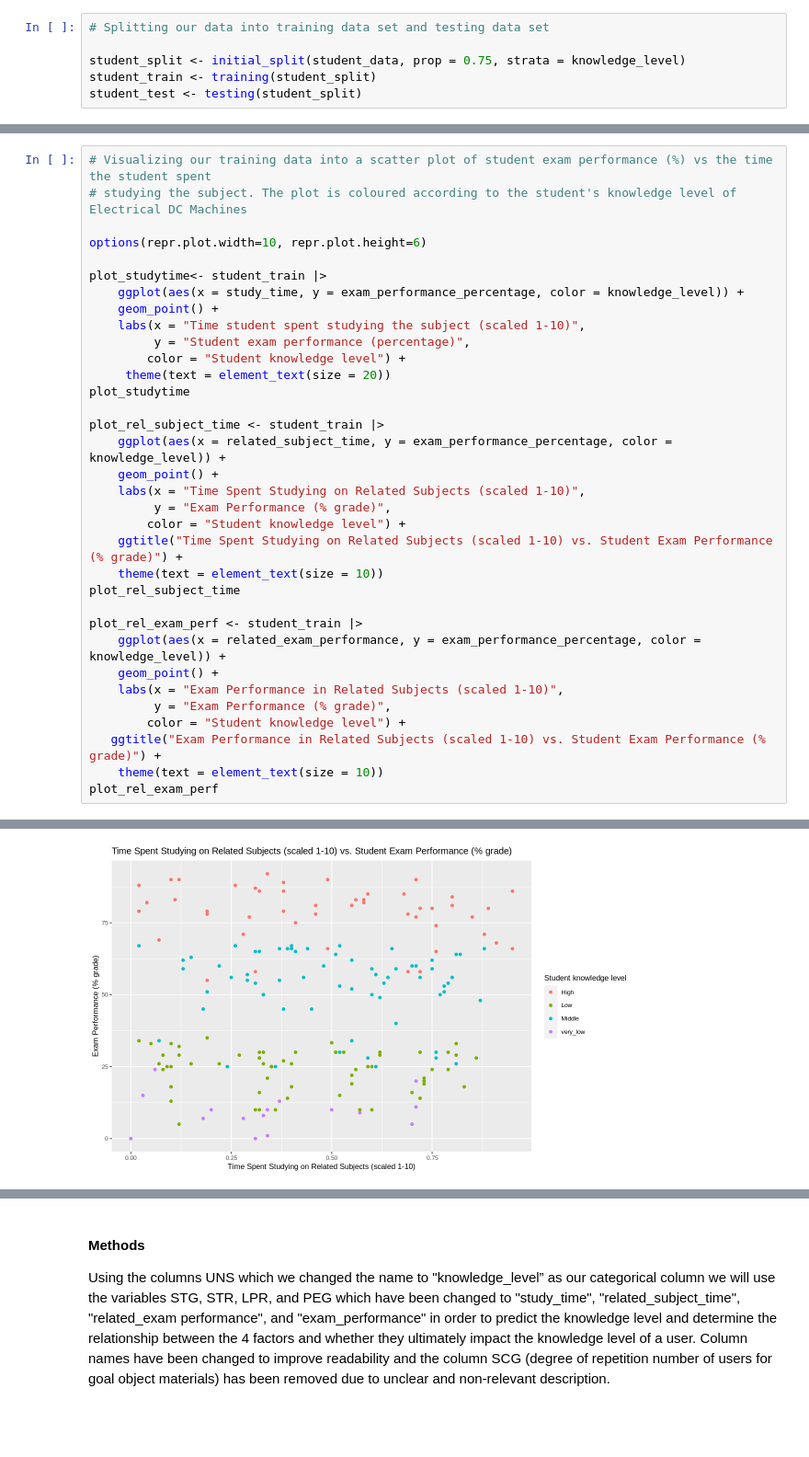
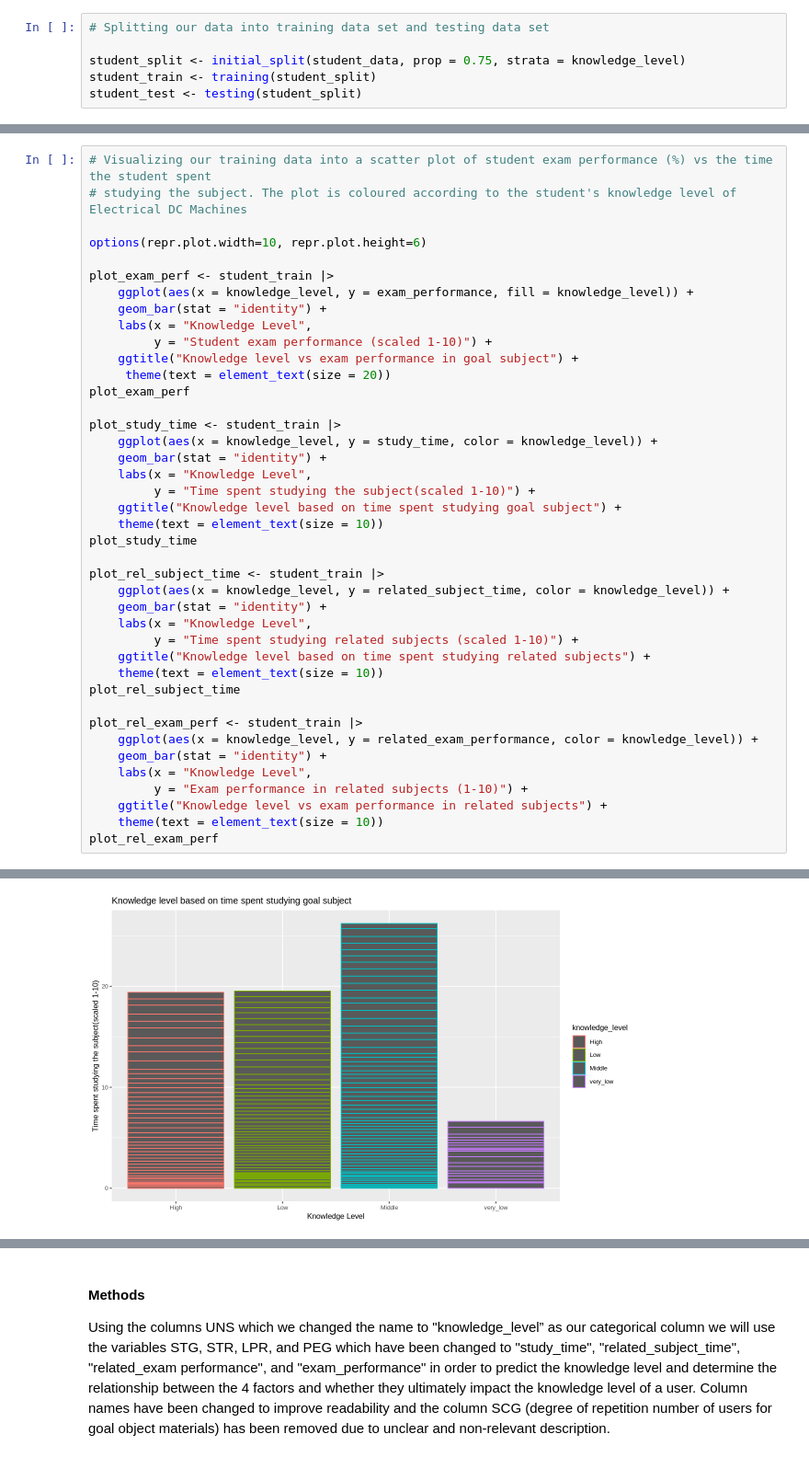
Before and after one commit to maywilsdon/dsci-100-2023s1-group-20, a Jupyter notebook: proposal.ipynb, the cells around one changed output, grey strips where cells are left out. Shown: that part at 92% size. Drawn from its saved outputs; the diff is of its cells as text; blank space fills up the shorter version.

Commit message:
Changed scatter plots to bar plots
Changed the scatter plots to bar plots. But the graphs look kind of weird

```diff
--- a/proposal.ipynb
+++ b/proposal.ipynb
@@ -120,32 +102,39 @@ A tibble: 4 × 2
 
 options(repr.plot.width=10, repr.plot.height=6)
 
-plot_studytime<- student_train |>
-    ggplot(aes(x = study_time, y = exam_performance_percentage, color = knowledge_level)) +
-    geom_point() +
-    labs(x = "Time student spent studying the subject (scaled 1-10)",
-         y = "Student exam performance (percentage)",
-        color = "Student knowledge level") +
+plot_exam_perf <- student_train |>
+    ggplot(aes(x = knowledge_level, y = exam_performance, fill = knowledge_level)) +
+    geom_bar(stat = "identity") +
+    labs(x = "Knowledge Level",
+         y = "Student exam performance (scaled 1-10)") +
+    ggtitle("Knowledge level vs exam performance in goal subject") +
      theme(text = element_text(size = 20))
-plot_studytime
+plot_exam_perf
+
+plot_study_time <- student_train |>
+    ggplot(aes(x = knowledge_level, y = study_time, color = knowledge_level)) +
+    geom_bar(stat = "identity") +
+    labs(x = "Knowledge Level",
+         y = "Time spent studying the subject(scaled 1-10)") +
+    ggtitle("Knowledge level based on time spent studying goal subject") +
+    theme(text = element_text(size = 10))
+plot_study_time
 
 plot_rel_subject_time <- student_train |>
-    ggplot(aes(x = related_subject_time, y = exam_performance_percentage, color = knowledge_level)) +
-    geom_point() +
-    labs(x = "Time Spent Studying on Related Subjects (scaled 1-10)",
-         y = "Exam Performance (% grade)",
-        color = "Student knowledge level") +
-    ggtitle("Time Spent Studying on Related Subjects (scaled 1-10) vs. Student Exam Performance (% grade)") +
+    ggplot(aes(x = knowledge_level, y = related_subject_time, color = knowledge_level)) +
+    geom_bar(stat = "identity") +
+    labs(x = "Knowledge Level",
+         y = "Time spent studying related subjects (scaled 1-10)") +
+    ggtitle("Knowledge level based on time spent studying related subjects") +
     theme(text = element_text(size = 10))
 plot_rel_subject_time
 
 plot_rel_exam_perf <- student_train |>
-    ggplot(aes(x = related_exam_performance, y = exam_performance_percentage, color = knowledge_level)) +
-    geom_point() +
-    labs(x = "Exam Performance in Related Subjects (scaled 1-10)",
-         y = "Exam Performance (% grade)",
-        color = "Student knowledge level") +
-   ggtitle("Exam Performance in Related Subjects (scaled 1-10) vs. Student Exam Performance (% grade)") +
+    ggplot(aes(x = knowledge_level, y = related_exam_performance, color = knowledge_level)) +
+    geom_bar(stat = "identity") +
+    labs(x = "Knowledge Level",
+         y = "Exam performance in related subjects (1-10)") +
+    ggtitle("Knowledge level vs exam performance in related subjects") +
     theme(text = element_text(size = 10))
 plot_rel_exam_perf
 # %% [output]
@@ -153 +142 @@ plot_rel_exam_perf
-[figure, old version]
+[figure, new version]
```
Also changed, not shown: parts of 3 cells of this notebook.
